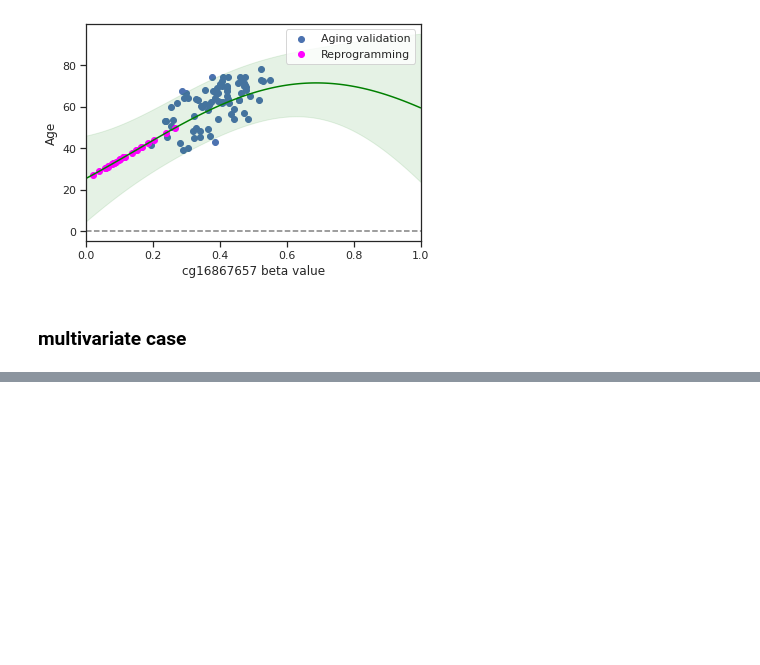
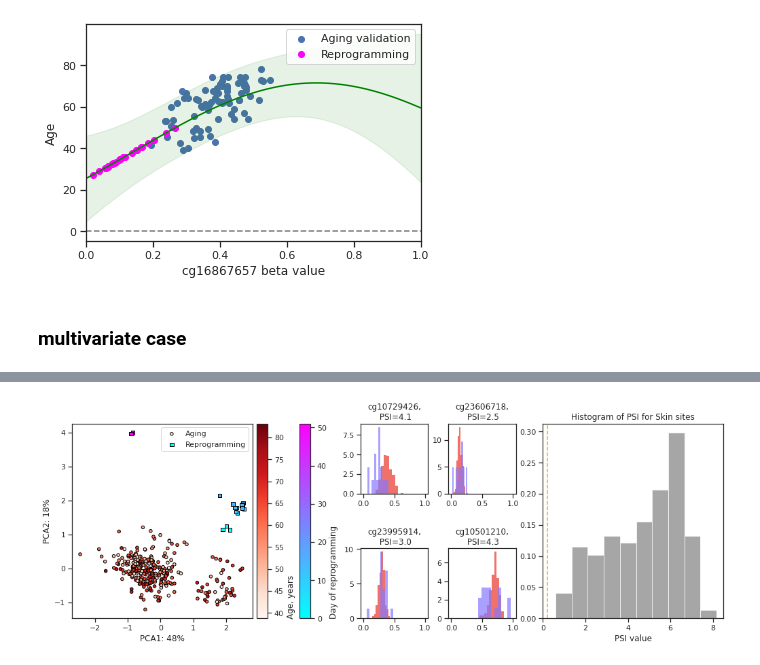
Before and after one commit to ComputationalAgingLab/reprogramming_ood, a Jupyter notebook: regression_analysis.ipynb, the cells around one changed output, grey strips where cells are left out. Cells and saved outputs as stored; diff of their text form; code cells hidden in the pictures; blank space fills up the shorter version.

```diff
--- a/regression_analysis.ipynb
+++ b/regression_analysis.ipynb
@@ -665,0 +539,72 @@ max(xy_pvals)
+# %%
+from matplotlib.gridspec import GridSpec
+import matplotlib as mpl
+
+pca = PCA(2)
+pca.fit(Xa_clock.append(Xr_clock))
+Xpa = pca.transform(Xa_clock)
+Xpr = pca.transform(Xr_clock)
+
+pvar = np.round(pca.explained_variance_ratio_, 2)
+
+fig = plt.figure(figsize=(14, 5), constrained_layout=True)
+gs = GridSpec(2, 8, figure=fig, width_ratios=[ 4,4, 0.5, 0.5, 3,3, 4,4])
+axcb1 = fig.add_subplot(gs[:, 2])
+axcb2 = fig.add_subplot(gs[:, 3])
+ax0 = fig.add_subplot(gs[:, :2])
+ax1 = fig.add_subplot(gs[0, 4])
+ax2 = fig.add_subplot(gs[0, 5])
+ax3 = fig.add_subplot(gs[1, 4])
+ax4 = fig.add_subplot(gs[1, 5])
+ax5 = fig.add_subplot(gs[:, 6:])
+
+#cbars
+cmap_age = mpl.cm.Reds
+cmap_rep = mpl.cm.cool
+norm_age = mpl.colors.Normalize(vmin=min(ya), vmax=max(ya))
+norm_rep = mpl.colors.Normalize(vmin=min(yr), vmax=max(yr))
+cb_age = mpl.colorbar.ColorbarBase(axcb1, cmap=cmap_age, norm=norm_age)
+cb_rep = mpl.colorbar.ColorbarBase(axcb2, cmap=cmap_rep, norm=norm_rep)
+cb_age.set_label('Age, years', loc='bottom')
+cb_rep.set_label('Day of reprogramming', loc='bottom')
+
+# ax0 - PCA
+ax0.set_title('')
+z1_plot = ax0.scatter(Xpa[:, 0], Xpa[:, 1], c=ya, s=20, label='Aging',
+                      edgecolors='black', cmap=cmap_age)
+z2_plot = ax0.scatter(Xpr[:, 0], Xpr[:, 1], c=yr, marker='s', s=30, label='Reprogramming',
+                      edgecolors='black', cmap=cmap_rep)
+ax0.set_xlabel(f'PCA1: {int(pvar[0]*100)}%')
+ax0.set_ylabel(f'PCA2: {int(pvar[1]*100)}%')
+ax0.legend()
+
+
+#top from Hannum clocks sites by absolute pearson correlation with age
+# selected_sites = ['cg16867657', 'cg19283806', 'cg06639320', 'cg07082267']
+
+#top sites from Skin clock based on correlation with age
+selected_sites = Xa_clock.corrwith(ya).abs().sort_values(ascending=False).index[:4]
+
+#examples of sites + PSIs
+for k, ax_ in enumerate([ax1, ax2, ax3, ax4]):
+    psi = calculate_shift(np.asarray(Xa_clock[selected_sites[k]])[:, None],
+                          np.asarray(Xr_clock[selected_sites[k]])[:, None],
+                          metric_type='psi'
+                          ).item()
+    ax_.hist(Xa_clock[selected_sites[k]], density=True, alpha=0.7, color='#e93529', bins=10, edgecolor='none')
+    ax_.hist(Xr_clock[selected_sites[k]], density=True, alpha=0.7, color='#8678ff', bins=10, edgecolor='none')
+    ax_.set_title(f'{selected_sites[k]},\n PSI={round(psi, 1)}')
+    ax_.set_xlim([-0.05, 1.05])
+
+
+# ax5 - overall PSI hist
+psis = calculate_shift(np.array(Xa_clock), np.array(Xr_clock), metric_type='psi')
+
+ax5.set_title('Histogram of PSI for Skin sites')
+ax5.hist(psis, density=True, alpha=0.7, color='grey')
+ax5.axvline(0.2, color='orange', ls='--')
+ax5.set_xlim([0, 8.5])
+ax5.set_xlabel('PSI value')
+plt.show()
+# %% [output]
+[figure, added]
```
Also changed, not shown: parts of 60 cells of this notebook.
